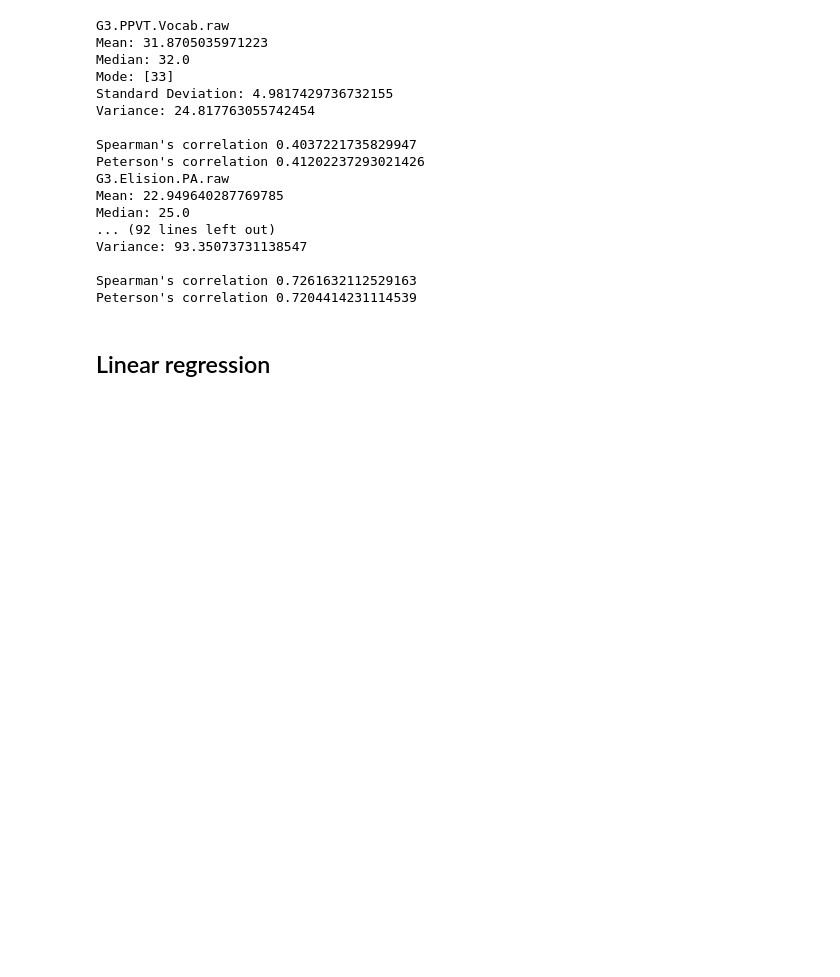
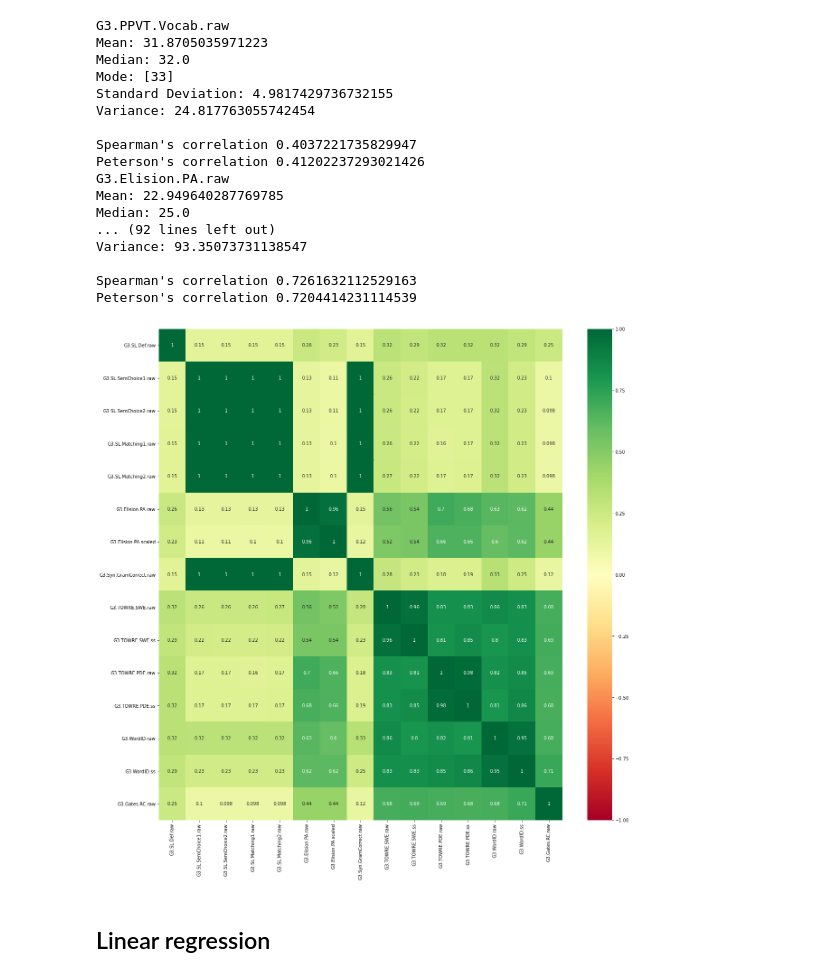
Before and after one commit to EdTeKLA/ComprehensionScorePredictor, a Jupyter notebook: code/data_analysis.ipynb, the cells around one changed output. Drawn from its saved outputs; the diff is of its cells as text; code cells hidden in the pictures; blank space fills up the shorter version.

Commit message:
Added visualizations for all feature variables
Signed-off-by: Bruce Nie <ynie@ualberta.ca>

```diff
--- a/code/data_analysis.ipynb
+++ b/code/data_analysis.ipynb
@@ -86,6 +87,20 @@ Variance: 93.35073731138547
 
 Spearman's correlation 0.7261632112529163
 Peterson's correlation 0.7204414231114539
+# %%
+
+import seaborn as sns
+# data = pd.read_csv("D://Blogs//train.csv")
+X = df.iloc[:,4:19]  #independent columns
+y = df.iloc[:,-1]    #target column i.e price range
+#get correlations of each features in dataset
+corrmat = X.corr()
+top_corr_features = corrmat.index
+plt.figure(figsize=(20,20))
+#plot heat map
+g=sns.heatmap(X[top_corr_features].corr(),annot=True,cmap="RdYlGn",vmin=-1, vmax=1)
+# %% [output]
+[figure, added]
 # %% [markdown]
 ## Linear regression
 # %%
```
Also changed, not shown: parts of 19 cells of this notebook.
